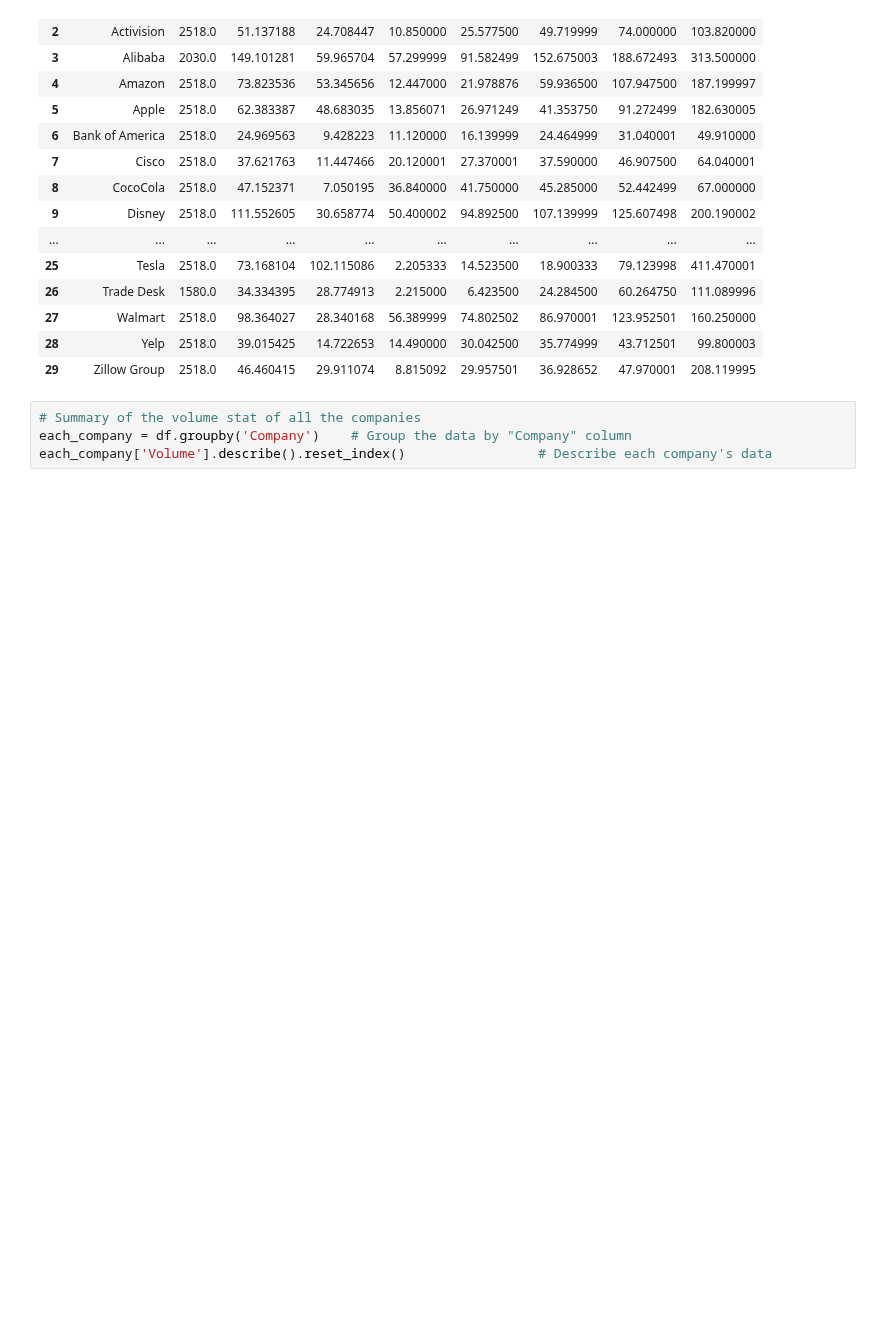
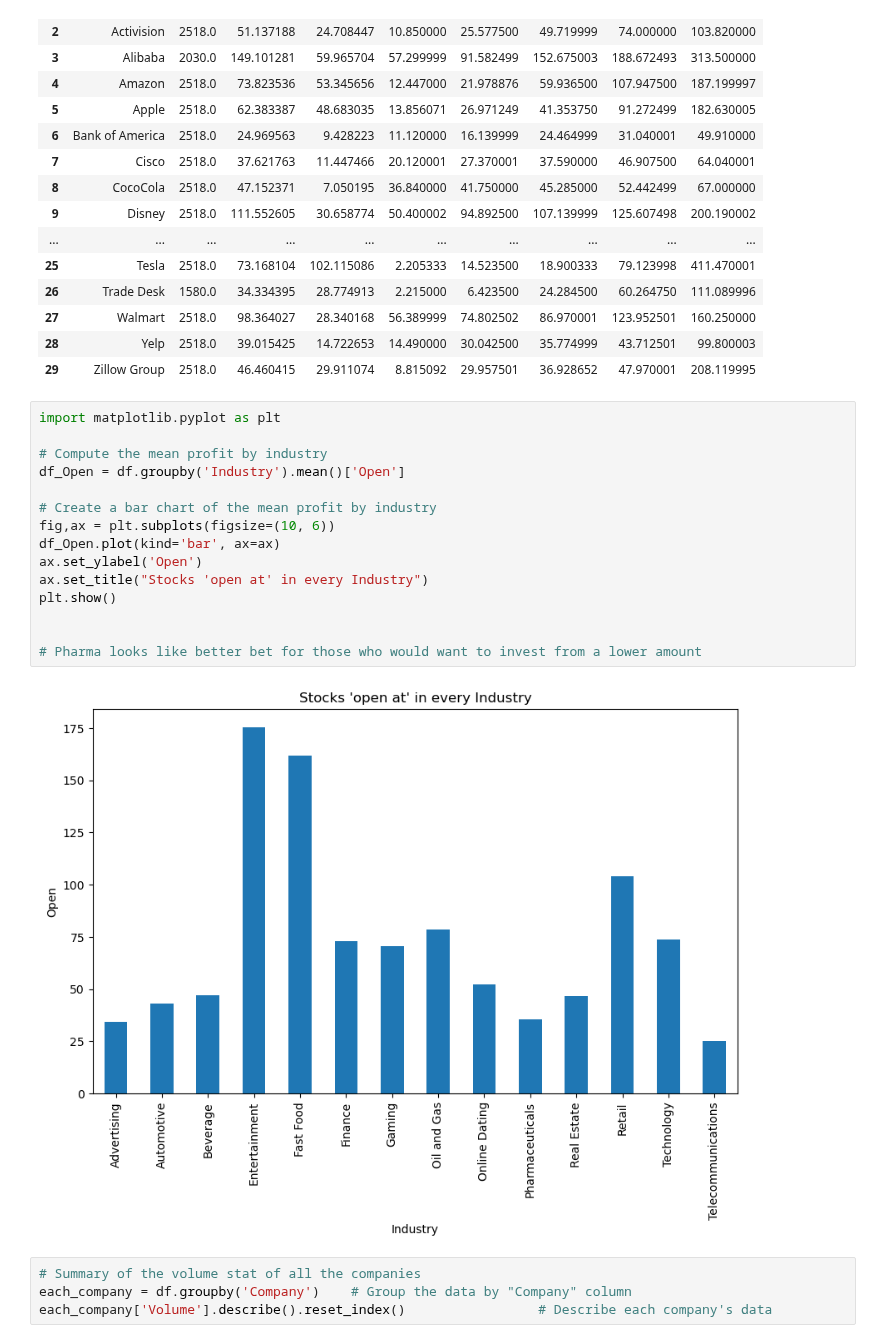
Before and after one commit to ubco-W2022T2-data301/Group35, a Jupyter notebook: analysis/analysis1.ipynb, the cells around one changed output. Saved outputs shown, nothing was run; the diff lists cells and outputs as text; blank space fills up the shorter version.

```diff
--- a/analysis/analysis1.ipynb
+++ b/analysis/analysis1.ipynb
@@ -198,6 +185,23 @@ each_company['Open'].describe().reset_index()                 # Describe each co
 | 27 | Walmart | 2518.0 | 98.364027 | 28.340168 | 56.389999 | 74.802502 | 86.970001 | 123.952501 | 160.250000 |
 | 28 | Yelp | 2518.0 | 39.015425 | 14.722653 | 14.490000 | 30.042500 | 35.774999 | 43.712501 | 99.800003 |
 | 29 | Zillow Group | 2518.0 | 46.460415 | 29.911074 | 8.815092 | 29.957501 | 36.928652 | 47.970001 | 208.119995 |
+# %%
+import matplotlib.pyplot as plt
+
+# Compute the mean profit by industry
+df_Open = df.groupby('Industry').mean()['Open']
+
+# Create a bar chart of the mean profit by industry
+fig,ax = plt.subplots(figsize=(10, 6))
+df_Open.plot(kind='bar', ax=ax)
+ax.set_ylabel('Open')
+ax.set_title("Stocks 'open at' in every Industry")
+plt.show()
+
+
+# Pharma looks like better bet for those who would want to invest from a lower amount
+# %% [output]
+[figure, added]
 # %%
 # Summary of the volume stat of all the companies
 each_company = df.groupby('Company')    # Group the data by "Company" column
```
Also changed, not shown: parts of 8 cells of this notebook, 2 other files.
